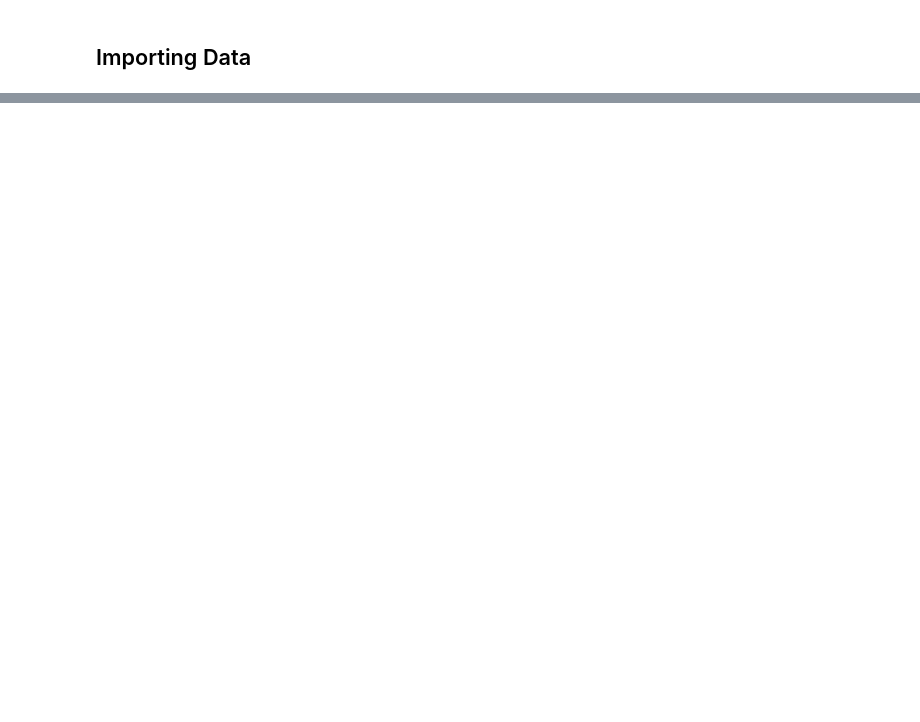
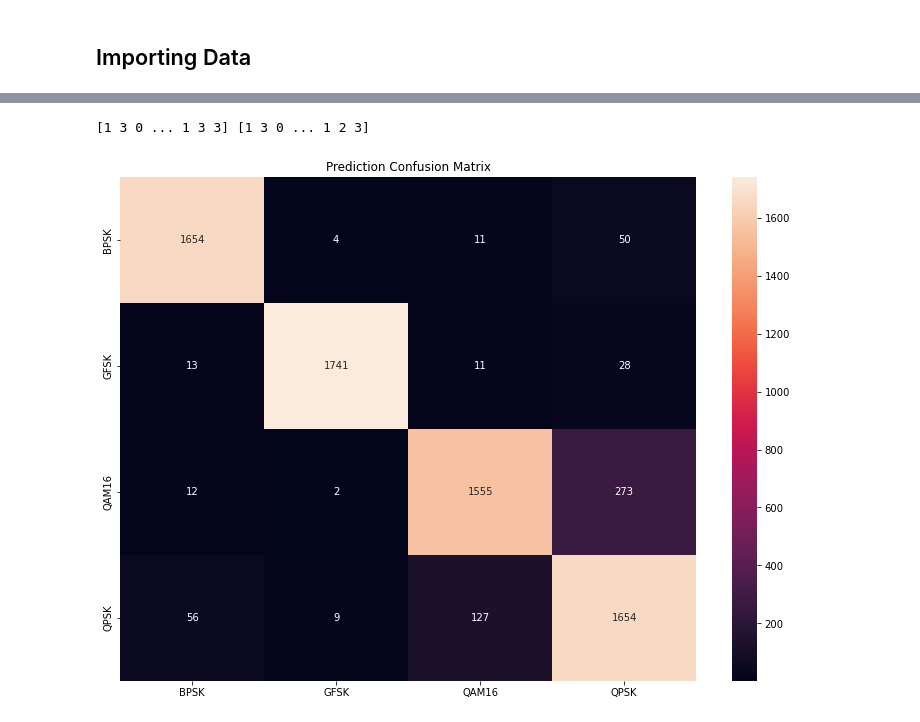
Before and after one commit to yakisoap-bar/internship-stuff, a Jupyter notebook: hybrid_conv.ipynb, the cells around one changed output, grey strips where cells are left out. Saved outputs shown, nothing was run; the diff lists cells and outputs as text; code cells hidden in the pictures; blank space fills up the shorter version.

```diff
--- a/hybrid_conv.ipynb
+++ b/hybrid_conv.ipynb
@@ -92,0 +261,27 @@ for images, labels in ds_train:
+# %%
+# plot confusion matrices
+cm_pred = []
+cm_truth = []
+
+# generate predictions
+for images, labels in ds_val:
+    cm_truth.append(np.argmax(labels, axis=1))
+    cm_pred.append(np.argmax(model.predict(images), axis=1))
+
+cm_pred = np.concatenate(cm_pred)
+cm_truth = np.concatenate(cm_truth)
+
+# generate matrix
+tags = signal_types
+df_cm = pd.DataFrame(tf.math.confusion_matrix(cm_truth, cm_pred).numpy(), index=tags, columns=tags)
+
+# plot matrix
+fig = plt.figure(2, figsize=(10, 7))
+ax = fig.add_axes([1, 1, 1, 1])
+sns.heatmap(df_cm, annot=True, fmt='d', ax=ax)
+ax.set_title('Prediction Confusion Matrix')
+
+plt.show()
+# %% [output]
+[1 3 0 ... 1 3 3] [1 3 0 ... 1 2 3]
+[figure, added]
```
Also changed, not shown: parts of 17 cells of this notebook.
